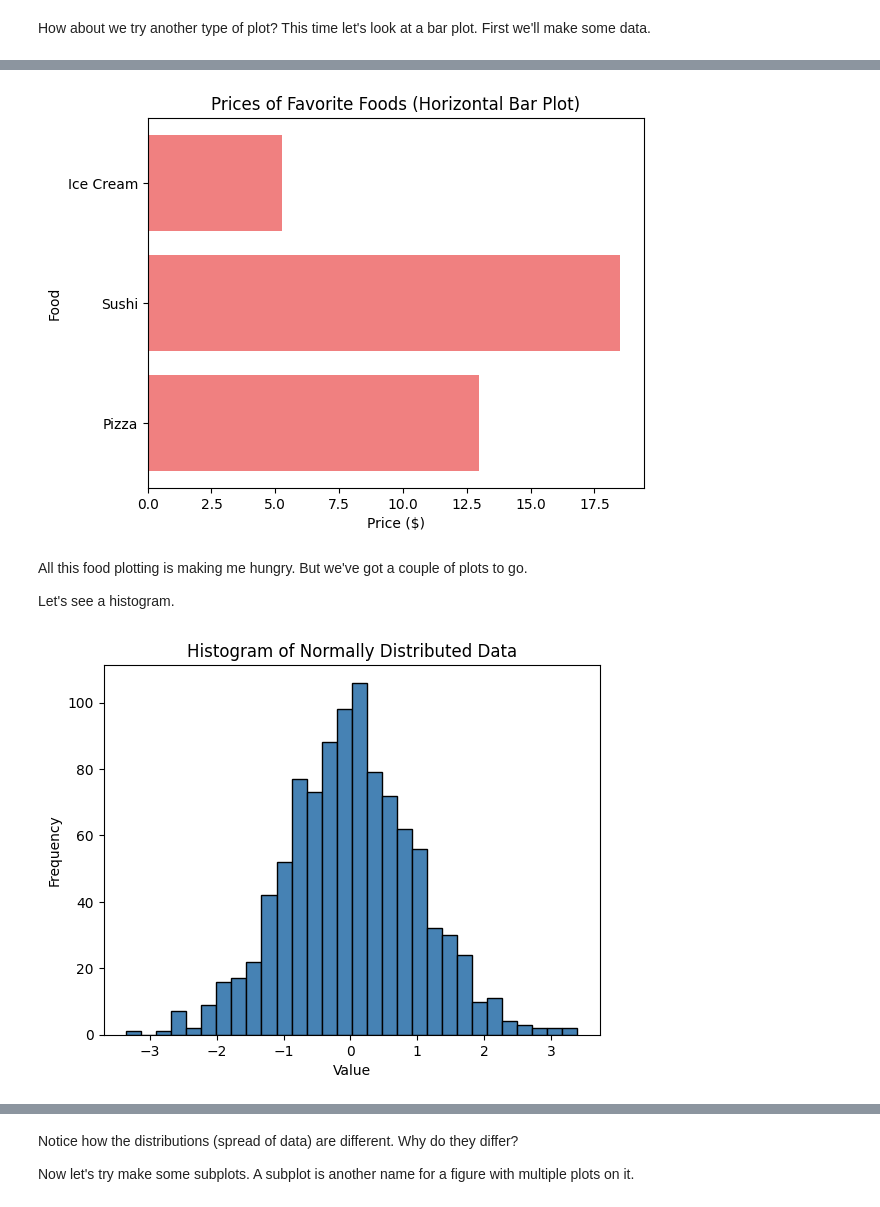
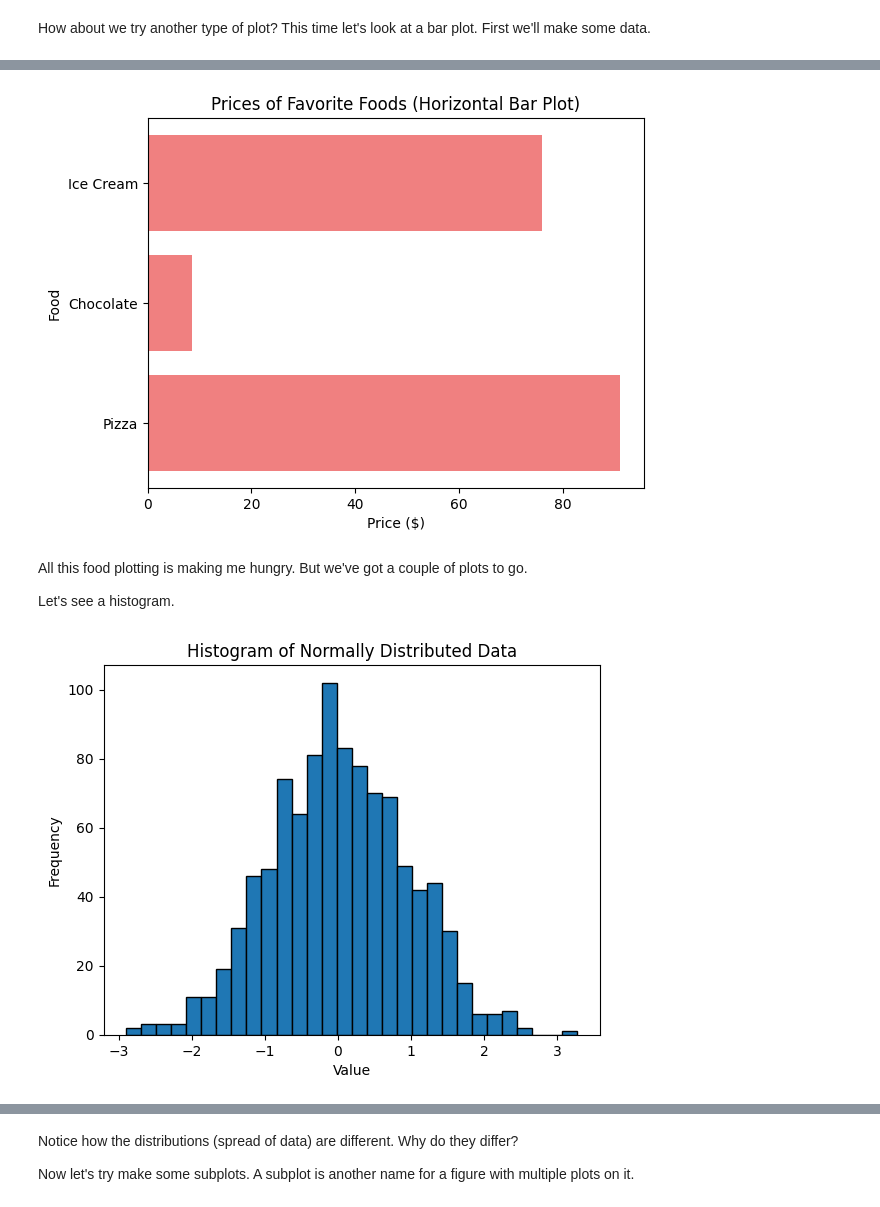
Before and after one commit to srilakshmi-saladi/bdaassignment, a Jupyter notebook: ICP3_B.ipynb, the cells around one changed output, grey strips where cells are left out. Drawn from its saved outputs; the diff is of its cells as text; code cells hidden in the pictures.

```diff
--- a/ICP3_B.ipynb
+++ b/ICP3_B.ipynb
@@ -343,26 +283,25 @@ plt.show()
 # %%
 # Make the same plot as above, except this time make the bars go horizontal
 import matplotlib.pyplot as plt
 
 favorite_foods = {
-    "Pizza": 12.99,
-    "Sushi": 18.50,
-    "Ice Cream": 5.25
+     "Pizza": 90.99,
+    "Chocolate": 8.50,
+    "Ice Cream": 76
 }
+
 
 fig, ax = plt.subplots()
 
-# Horizontal bar plot
 ax.barh(list(favorite_foods.keys()), list(favorite_foods.values()), color='lightcoral')
 
-# Add title and labels
 ax.set_title("Prices of Favorite Foods (Horizontal Bar Plot)")
 ax.set_xlabel("Price ($)")
 ax.set_ylabel("Food")
 
 plt.show()
 # %% [output]
-[figure, old version]
+[figure, new version]
 # %% [markdown]
 All this food plotting is making me hungry. But we've got a couple of plots to go.
 
@@ -372,27 +311,23 @@ Let's see a histogram.
 
 
 # Create a histogram plot of X
+
 import numpy as np
 import matplotlib.pyplot as plt
 
-# Create random normally distributed data (mean=0, std=1)
 X = np.random.normal(loc=0, scale=1, size=1000)
 
-# Setup figure and axes
 fig, ax = plt.subplots()
 
-# Create histogram
-ax.hist(X, bins=30, color='steelblue', edgecolor='black')
+ax.hist(X, bins=30,edgecolor='black')
 
-# Add title and labels
 ax.set_title('Histogram of Normally Distributed Data')
 ax.set_xlabel('Value')
 ax.set_ylabel('Frequency')
 
-# Show plot
 plt.show()
 # %% [output]
-[figure, old version]
+[figure, new version]
 # %%
 # Create a NumPy array of 1000 random numbers and save it to X
 
```
Also changed, not shown: parts of 38 cells of this notebook.
